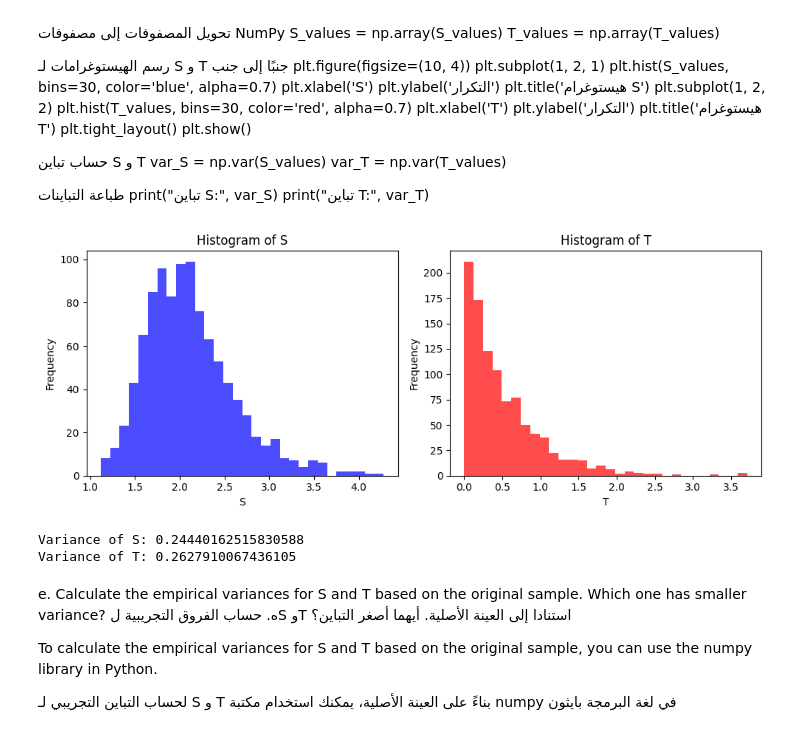
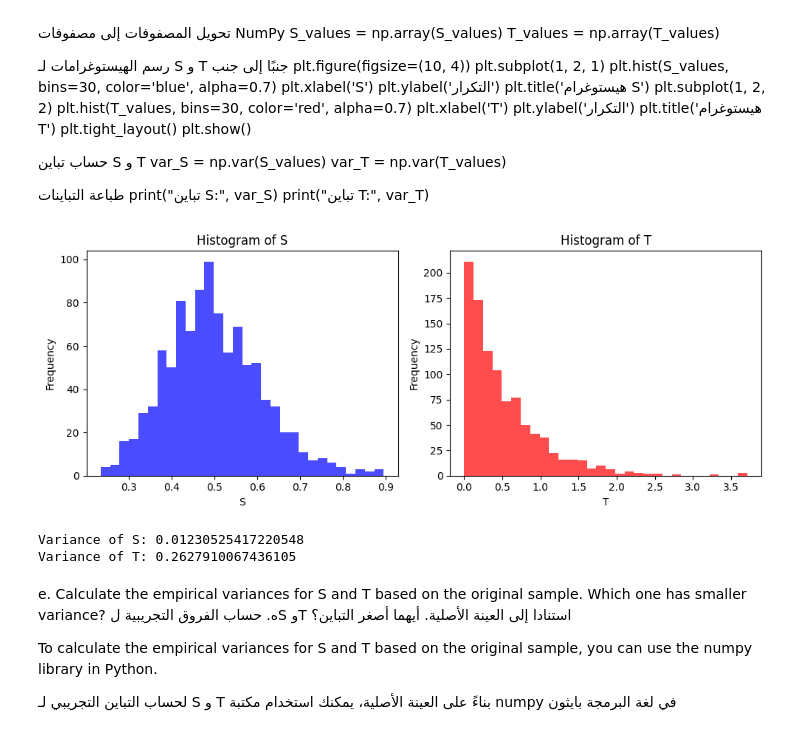
Before and after one commit to mohamedgamal1455/Data-Analysis, a Jupyter notebook: HM_Samy.ipynb, the cells around one changed output. Saved outputs shown, nothing was run; the diff lists cells and outputs as text; code cells hidden in the pictures.

```diff
--- a/HM_Samy.ipynb
+++ b/HM_Samy.ipynb
@@ -195,7 +195,7 @@ c=1/n
 import numpy as np
 np.random.seed(123)
 sample = np.random.exponential(scale=1/2, size=20)
-S = 1 / np.mean(sample)
+S =  np.mean(sample)
 T = 20 * np.min(sample)
 print("S:", S)
 print("T:", T)
@@ -303,36 +303,37 @@ print("تباين T:", var_T)
 import numpy as np
 import matplotlib.pyplot as plt
 np.random.seed(123)
 S_values = []
 T_values = []
+
 for _ in range(1000):
     sample = np.random.exponential(scale=1/2, size=20)
-    S = 1 / np.mean(sample)
+    S = np.mean(sample)
     T = 20 * np.min(sample)
     S_values.append(S)
     T_values.append(T)
 S_values = np.array(S_values)
 T_values = np.array(T_values)
 plt.figure(figsize=(10, 4))
 plt.subplot(1, 2, 1)
 plt.hist(S_values, bins=30, color='blue', alpha=0.7)
 plt.xlabel('S')
 plt.ylabel('Frequency')
 plt.title('Histogram of S')
 plt.subplot(1, 2, 2)
 plt.hist(T_values, bins=30, color='red', alpha=0.7)
 plt.xlabel('T')
 plt.ylabel('Frequency')
 plt.title('Histogram of T')
 plt.tight_layout()
 plt.show()
 variable_S = np.var(S_values)
 variable_T = np.var(T_values)
 print("Variance of S:", variable_S)
 print("Variance of T:", variable_T)
 # %% [output]
-[figure, old version]
+[figure, new version]
-Variance of S: 0.24440162515830588
+Variance of S: 0.01230525417220548
 Variance of T: 0.2627910067436105
 # %% [markdown]
 e. Calculate the empirical variances for S and T based on the original sample. Which one has smaller
```
Also changed, not shown: parts of 1 cell of this notebook.
